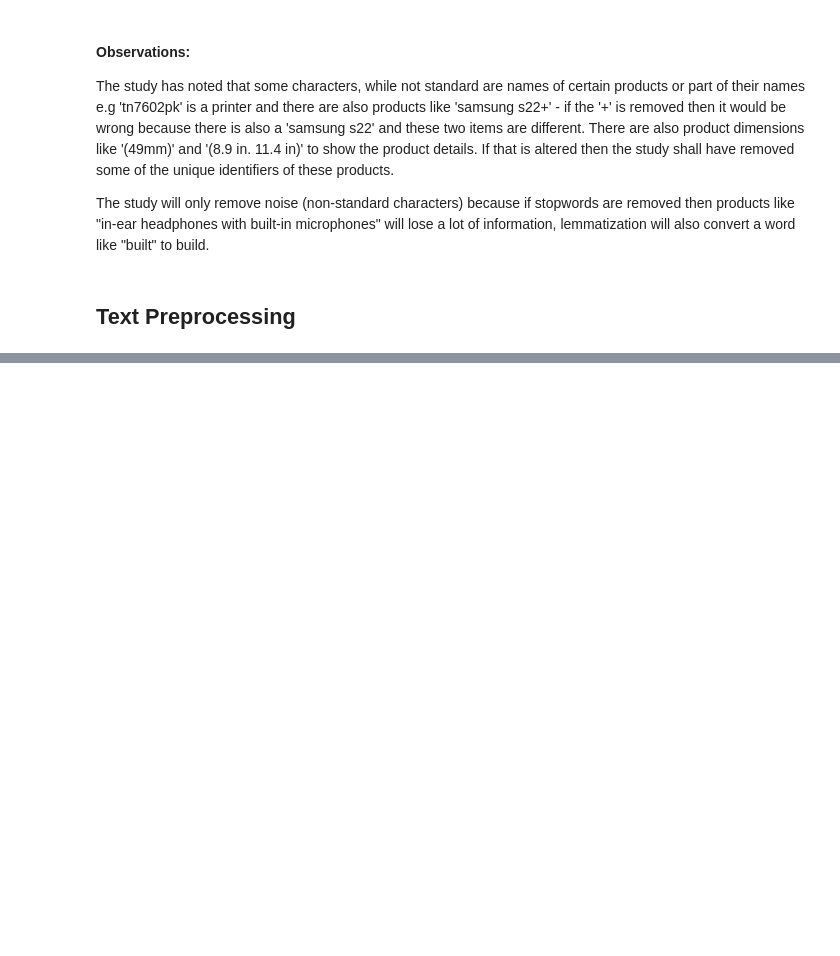
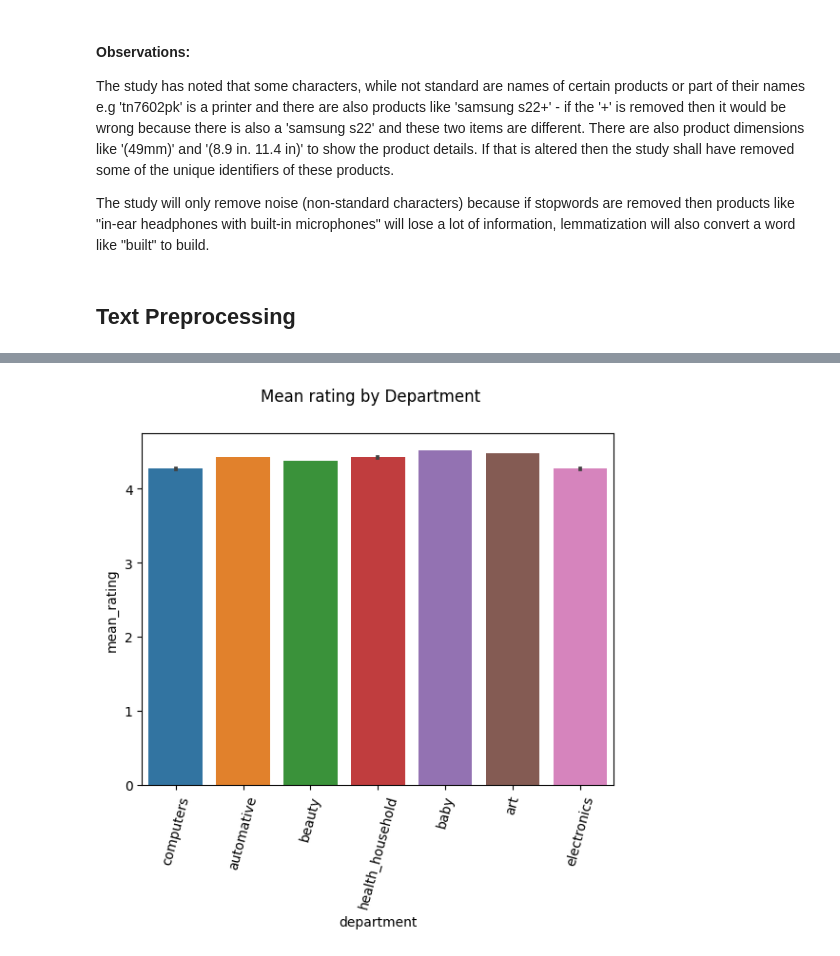
Before and after one commit to teofizzy/amazon, a Jupyter notebook: tasks/etl_system/scrape_amazon.ipynb, the cells around one changed output, grey strips where cells are left out. Drawn from its saved outputs; the diff is of its cells as text; code cells hidden in the pictures; blank space fills up the shorter version.

```diff
--- a/tasks/etl_system/scrape_amazon.ipynb
+++ b/tasks/etl_system/scrape_amazon.ipynb
@@ -749,0 +420,14 @@ Name: name, Length: 29559, dtype: object
+# %%
+# Which product has the highest mean rating?
+
+# Which department has the highest mean rating?
+sns.barplot(data=df, x='department', y = 'mean_rating')
+plt.suptitle("Mean rating by Department")
+plt.xticks(rotation=75)
+plt.show()
+
+# Which product has the highest mean rating
+top_10_mean_rating = df.sort_values(by='mean_rating', ascending=False).head(10)
+top_10_mean_rating
+# %% [output]
+[figure, added]
```
Also changed, not shown: parts of 76 cells of this notebook, 3 other files.
